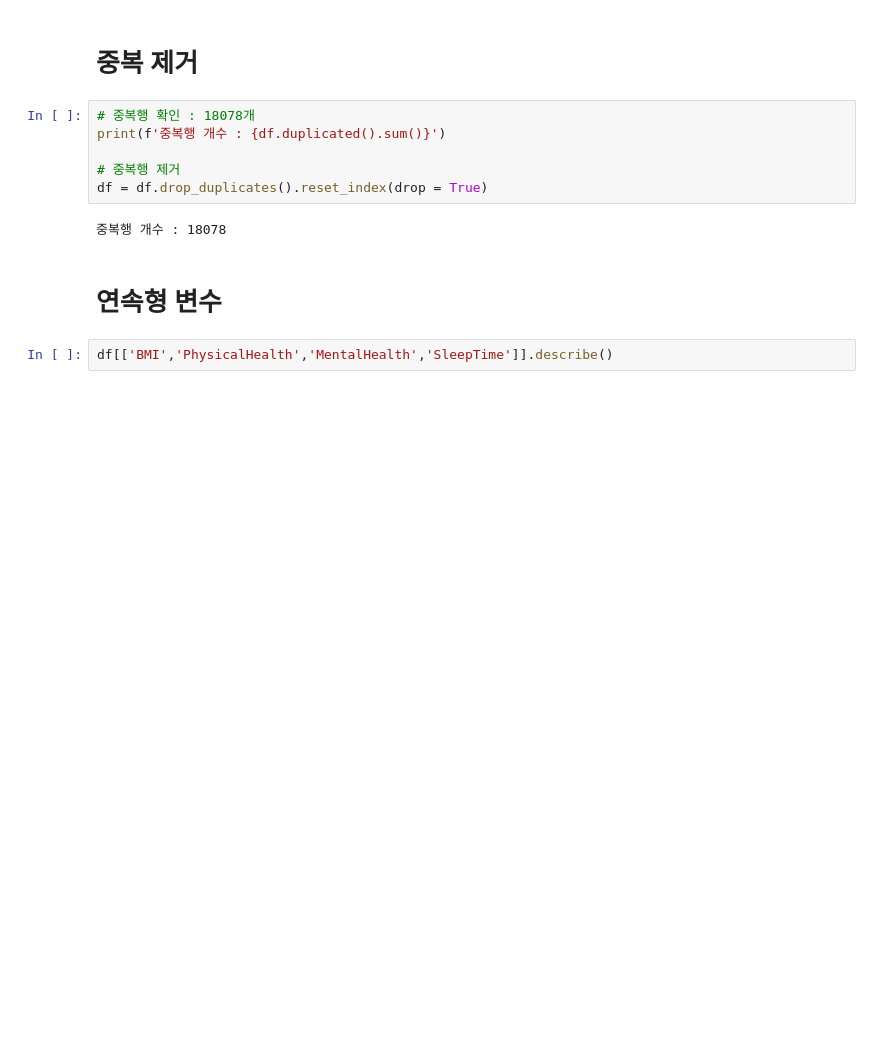
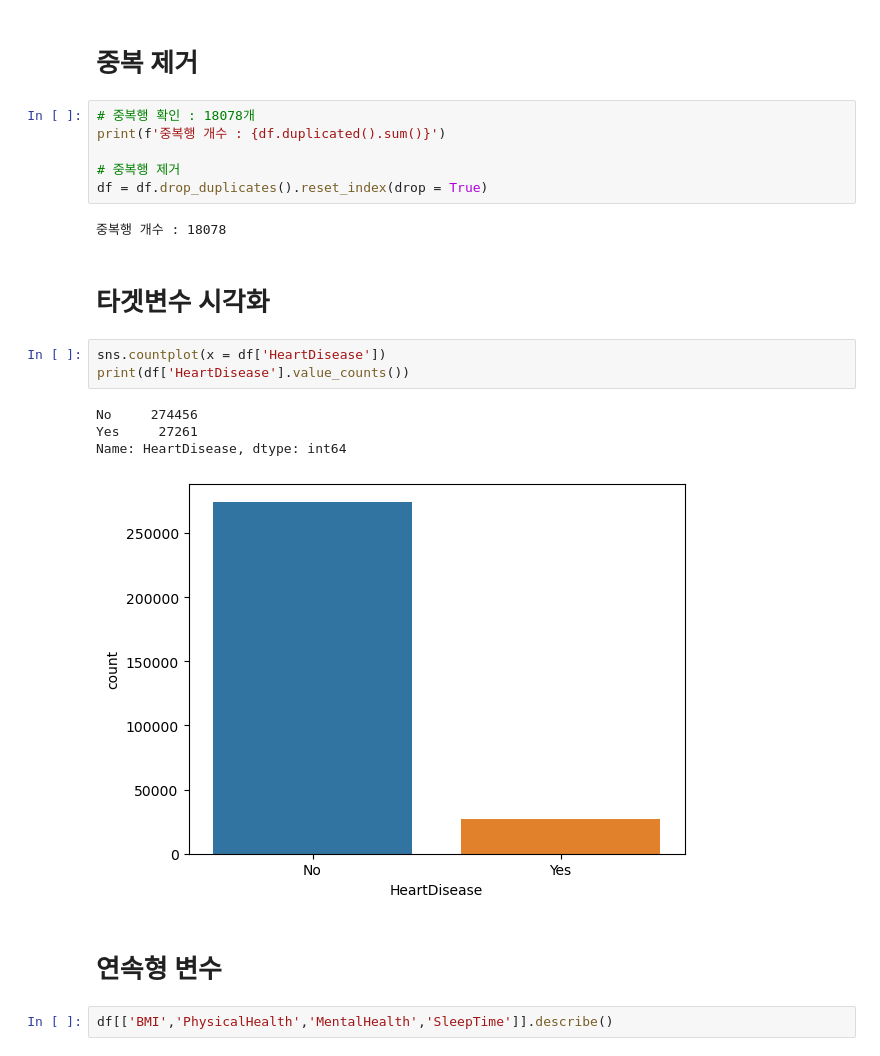
Before and after one commit to sangwookWoo/ML_project_predict_heart_disease, a Jupyter notebook: modeling/1_EDA.ipynb, the cells around one changed output. Saved outputs shown, nothing was run; the diff lists cells and outputs as text; blank space fills up the shorter version.

```diff
--- a/modeling/1_EDA.ipynb
+++ b/modeling/1_EDA.ipynb
@@ -58,6 +75,16 @@ print(f'중복행 개수 : {df.duplicated().sum()}')
 df = df.drop_duplicates().reset_index(drop = True)
 # %% [output]
 중복행 개수 : 18078
+# %% [markdown]
+# 타겟변수 시각화
+# %%
+sns.countplot(x = df['HeartDisease'])
+print(df['HeartDisease'].value_counts())
+# %% [output]
+No     274456
+Yes     27261
+Name: HeartDisease, dtype: int64
+[figure, added]
 # %% [markdown]
 # 연속형 변수
 # %%
```
Also changed, not shown: parts of 4 cells of this notebook, 10 other files.
